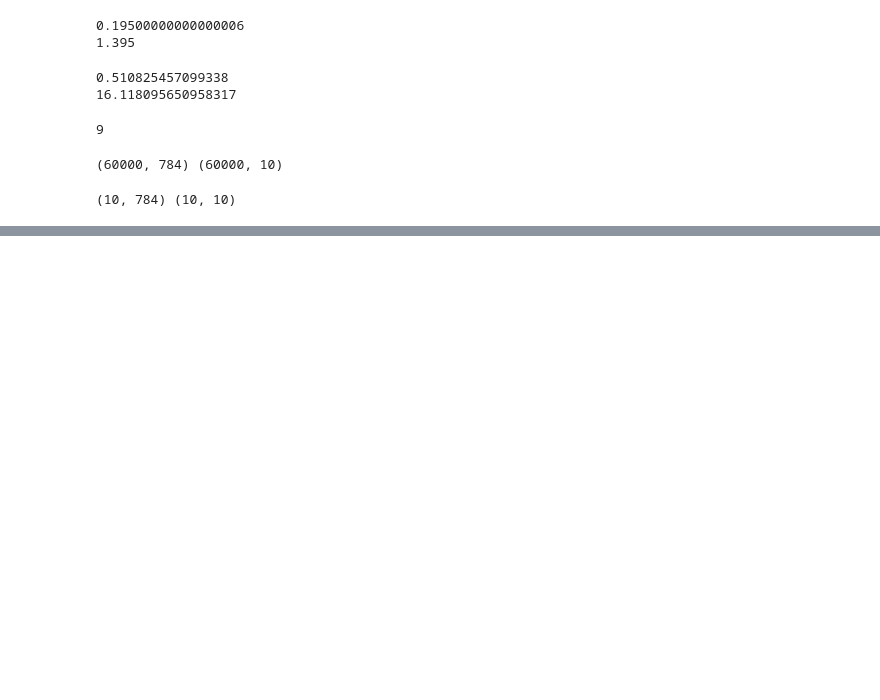
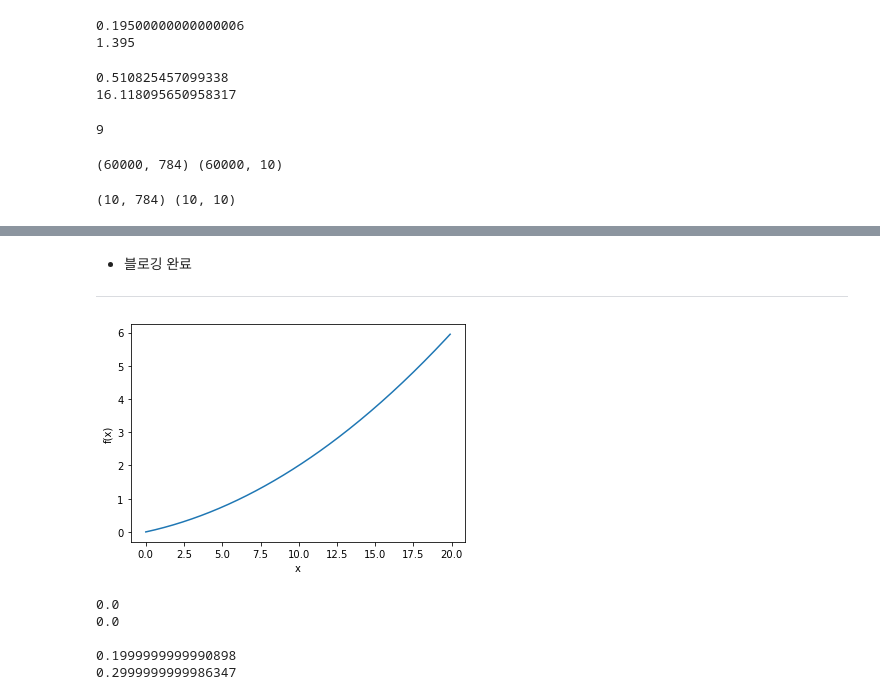
Before and after one commit to young-hun-jo/TIL, a Jupyter notebook: DeepLearningFromBottom/Chapter04.ipynb, the cells around one changed output, grey strips where cells are left out. Saved outputs shown, nothing was run; the diff lists cells and outputs as text; code cells hidden in the pictures; blank space fills up the shorter version.

```diff
--- a/DeepLearningFromBottom/Chapter04.ipynb
+++ b/DeepLearningFromBottom/Chapter04.ipynb
@@ -140,0 +141,3 @@ print(loss)
+# %% [markdown]
+- 블로깅 완료
+---
@@ -140,0 +154,30 @@ print(loss)
+# %%
+# 함수 하나 정의
+def function_1(x):
+    y = 0.01*x** 2 + 0.1*x
+    return y
+
+import matplotlib.pyplot as plt
+import numpy as np
+
+x = np.arange(0., 20., 0.1)
+y = function_1(x)
+plt.plot(x, y)
+plt.xlabel('x')
+plt.ylabel('f(x)')
+plt.show()
+# %% [output]
+[figure, added]
+# %%
+# 위 함수의 미분 값 구하기
+print(numerical_diff_wrong(function_1, 5))
+print(numerical_diff_wrong(function_1, 10)) # 가장 미분값이 큼! = 가장 변화량이 큼
+print()
+print(numerical_diff(function_1, 5))
+print(numerical_diff(function_1, 10)) # 가장 미분값이 큼! = 가장 변화량이 큼
+# %% [output]
+0.0
+0.0
+
+0.1999999999990898
+0.2999999999986347
```
Also changed, not shown: parts of 8 cells of this notebook.
